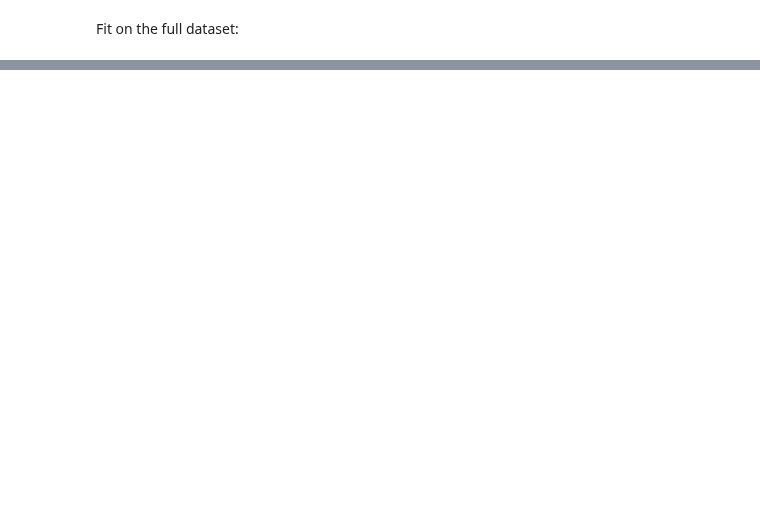
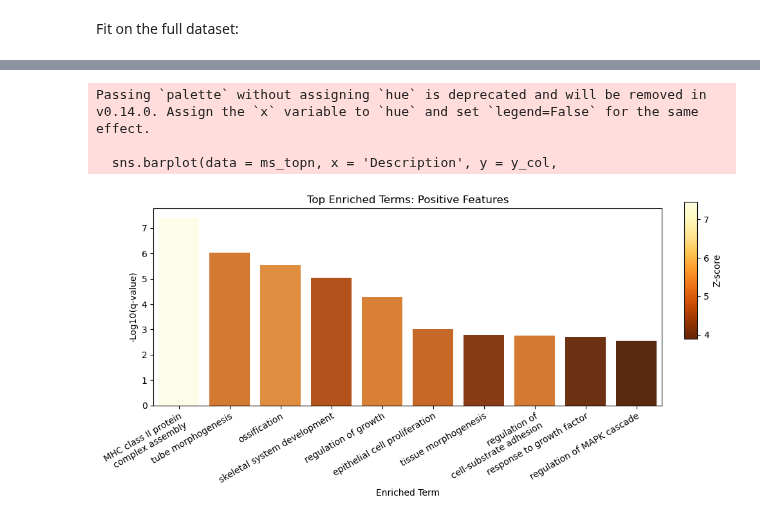
Before and after one commit to hmbaghdassarian/metastatic_potential, a Jupyter notebook: notebooks/A_rna_prediction/04_feature_analysis.ipynb, the cells around one changed output, grey strips where cells are left out. Saved outputs shown, nothing was run; the diff lists cells and outputs as text; code cells hidden in the pictures; blank space fills up the shorter version.

```diff
--- a/notebooks/A_rna_prediction/04_feature_analysis.ipynb
+++ b/notebooks/A_rna_prediction/04_feature_analysis.ipynb
@@ -81,0 +237,46 @@ top_features_positive = top_features[top_features['SVM coefficient'] > 0]
+# %%
+fig, ax = plt.subplots(figsize = (10, 5))
+
+key = 'positive'
+top_n = 10
+ms = mss[key]
+ms_topn = ms.iloc[:top_n, :]
+
+if sort_by == 'zscore':
+    color_col = '-Log10(q-value)'
+    y_col = 'Z-score'
+elif sort_by == 'pval':
+    color_col = 'Z-score'
+    y_col = '-Log10(q-value)'
+norm = Normalize(vmin=ms_topn[color_col].min(), vmax=ms_topn[color_col].max())
+cmap = cm_matplot.get_cmap('YlOrBr_r')
+colors = [cmap(norm(val)) for val in ms[color_col]]
+cbar_ax = fig.add_axes([0.92, 0.525, 0.02, 0.425])  # [left, bottom, width, height]
+# pos = ax.get_position()  # Returns a Bbox object
+# cbar_width = 0.02  # Width of the colorbar
+# cbar_padding = 0.02  # Space between subplot and colorbar
+# cbar_ax = fig.add_axes([pos.x1 + cbar_padding, pos.y0, cbar_width, pos.height])  # [left, bottom, width, height]
+colorbar = plt.colorbar(cm_matplot.ScalarMappable(norm=norm, cmap=cmap), cax=cbar_ax)
+colorbar.set_label(color_col)
+
+
+sns.barplot(data = ms_topn, x = 'Description', y = y_col,
+            palette = colors, ax = ax)
+
+xlabels = []
+for x_label in ax.get_xticklabels():
+    xlabels.append(middle_break(x_label._text, len_thresh = 35))
+
+ax.set_xticklabels(xlabels,
+                   rotation=30, va = 'top',
+                   ha="right", rotation_mode="anchor")
+# ax.get_legend().remove()
+ax.set_title('Top Enriched Terms: ' + key.capitalize() + ' Features')
+ax.set_xlabel('Enriched Term')
+
+plt.tight_layout(rect=[0, 0, 0.9, 1])  # Leave space for the colorbar
+# %% [output]
+Passing `palette` without assigning `hue` is deprecated and will be removed in v0.14.0. Assign the `x` variable to `hue` and set `legend=False` for the same effect.
+
+  sns.barplot(data = ms_topn, x = 'Description', y = y_col,
+[figure, added]
```
Also changed, not shown: parts of 20 cells of this notebook, 4 other files.
